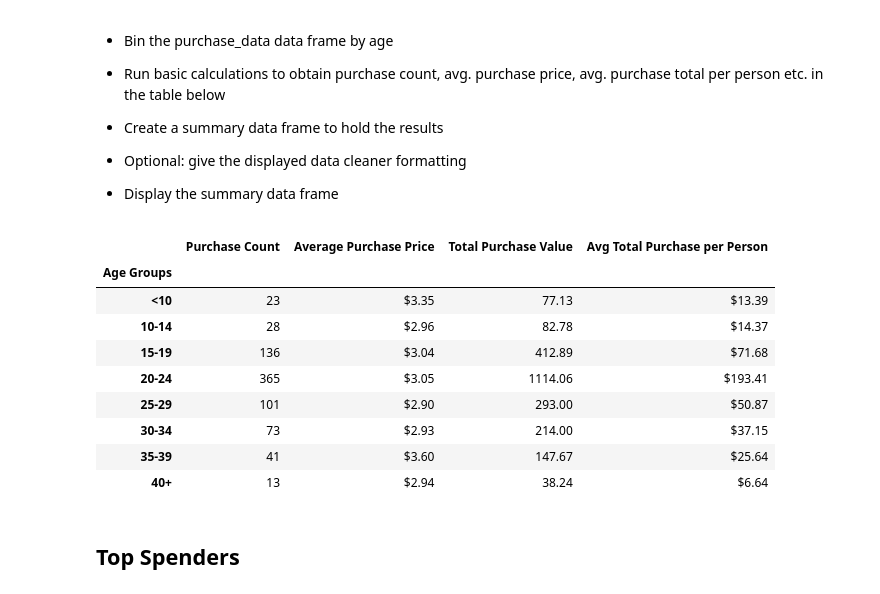
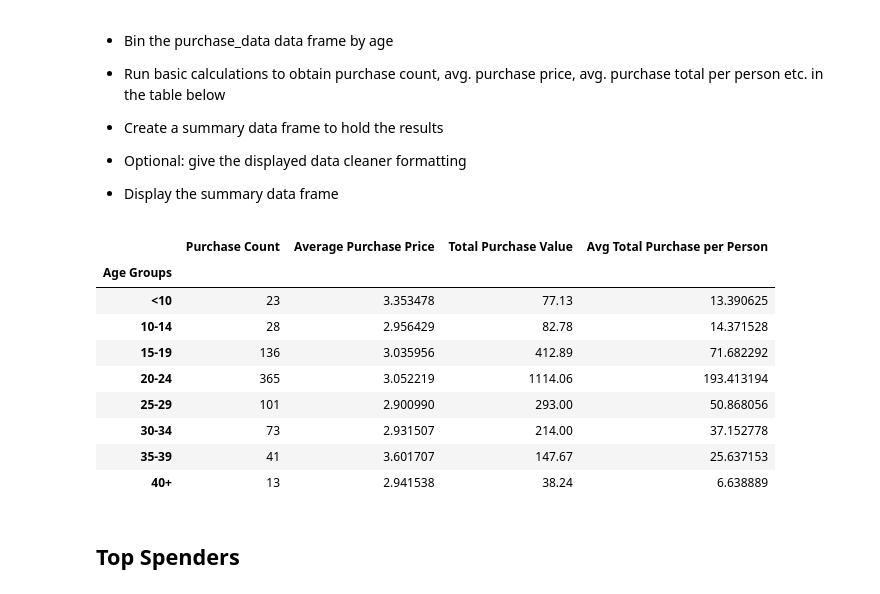
Before and after one commit to IsabelJamal95/pandas-challenge, a Jupyter notebook: HeroesOfPymoli_starter.ipynb, the cells around one changed output. Drawn from its saved outputs; the diff is of its cells as text; code cells hidden in the pictures.

Commit message:
Test Draft (without formatting code)

```diff
--- a/HeroesOfPymoli_starter.ipynb
+++ b/HeroesOfPymoli_starter.ipynb
@@ -244,37 +244,37 @@ age_summary_df
 # %%
 bins = [0, 9, 14, 19, 24, 29, 34, 39, 100]
 age_groups = ["<10", "10-14", "15-19", "20-24", "25-29", "30-34", "35-39", "40+"]
 
 purchase_data["Age Groups"]= pd.cut(purchase_data["Age"],bins, labels=age_groups, include_lowest=True)
 purchase_data
 
 total_counts=purchase_data.groupby(["Age Groups"]).count()["Purchase ID"]
 total_price=purchase_data.groupby(["Age Groups"]).sum()["Price"]
 avg_price=purchase_data.groupby(["Age Groups"]).mean()["Price"]
 avg_per_person= total_price/Total * 100
 
 purchase_bin_df= pd.DataFrame({
     "Purchase Count": total_counts,
     "Average Purchase Price": avg_price,
     "Total Purchase Value":total_price,
     "Avg Total Purchase per Person":avg_per_person
 })
 
-purchase_bin_df ["Average Purchase Price"]=purchase_bin_df ["Average Purchase Price"].map("${:,.2f}".format)
-purchase_bin_df [ "Avg Total Purchase per Person"]=purchase_bin_df ["Avg Total Purchase per Person"].map("${:,.2f}".format)
+# purchase_bin_df ["Average Purchase Price"]=purchase_bin_df ["Average Purchase Price"].map("${:,.2f}".format)
+# purchase_bin_df [ "Avg Total Purchase per Person"]=purchase_bin_df ["Avg Total Purchase per Person"].map("${:,.2f}".format)
 
 purchase_bin_df
 # %% [output]
 |  | Purchase Count | Average Purchase Price | Total Purchase Value | Avg Total Purchase per Person |
 | Age Groups |  |  |  |  |
-| <10 | 23 | $3.35 | 77.13 | $13.39 |
-| 10-14 | 28 | $2.96 | 82.78 | $14.37 |
-| 15-19 | 136 | $3.04 | 412.89 | $71.68 |
-| 20-24 | 365 | $3.05 | 1114.06 | $193.41 |
-| 25-29 | 101 | $2.90 | 293.00 | $50.87 |
-| 30-34 | 73 | $2.93 | 214.00 | $37.15 |
-| 35-39 | 41 | $3.60 | 147.67 | $25.64 |
-| 40+ | 13 | $2.94 | 38.24 | $6.64 |
+| <10 | 23 | 3.353478 | 77.13 | 13.390625 |
+| 10-14 | 28 | 2.956429 | 82.78 | 14.371528 |
+| 15-19 | 136 | 3.035956 | 412.89 | 71.682292 |
+| 20-24 | 365 | 3.052219 | 1114.06 | 193.413194 |
+| 25-29 | 101 | 2.900990 | 293.00 | 50.868056 |
+| 30-34 | 73 | 2.931507 | 214.00 | 37.152778 |
+| 35-39 | 41 | 3.601707 | 147.67 | 25.637153 |
+| 40+ | 13 | 2.941538 | 38.24 | 6.638889 |
 # %% [markdown]
 ## Top Spenders
 # %% [markdown]
```
Also changed, not shown: parts of 4 cells of this notebook.
